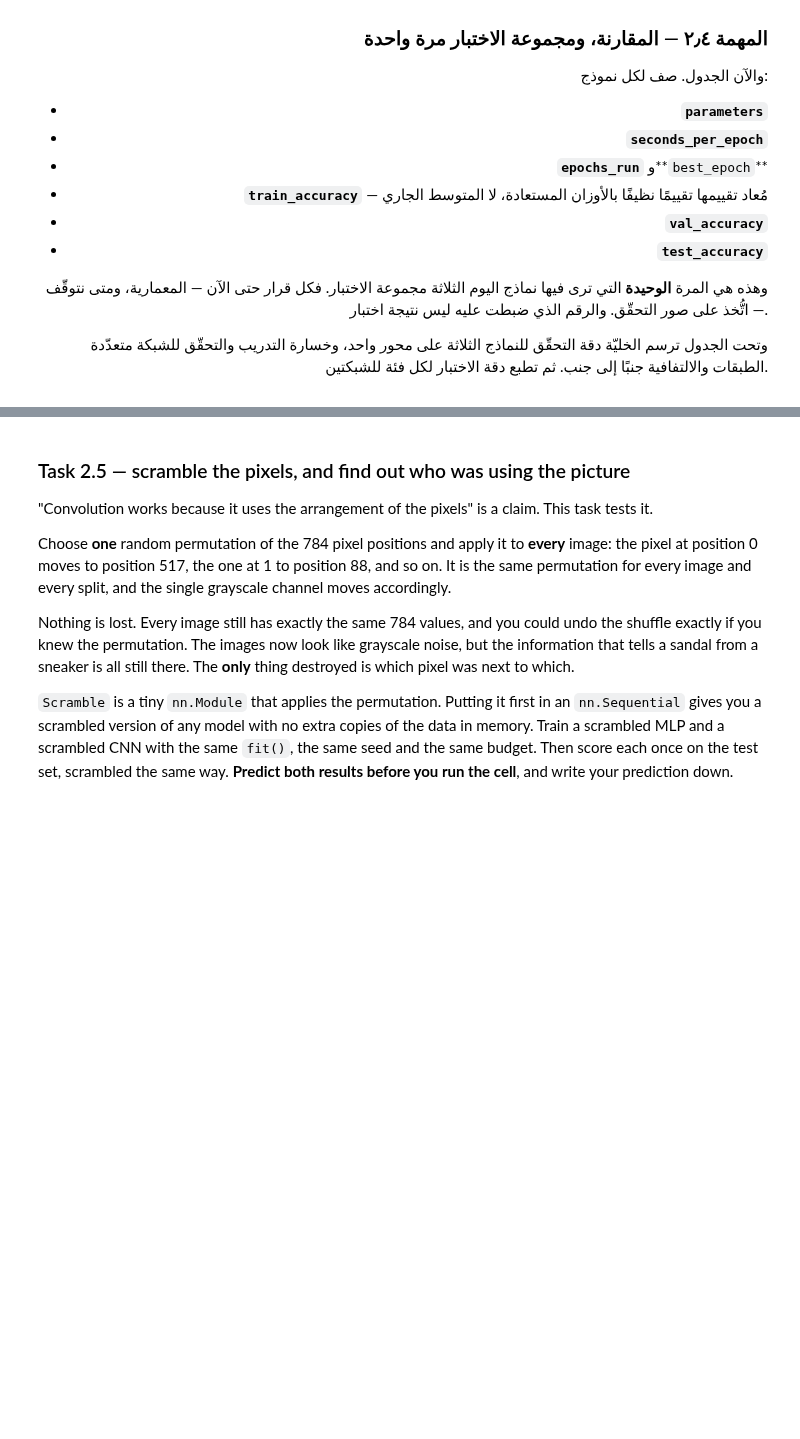
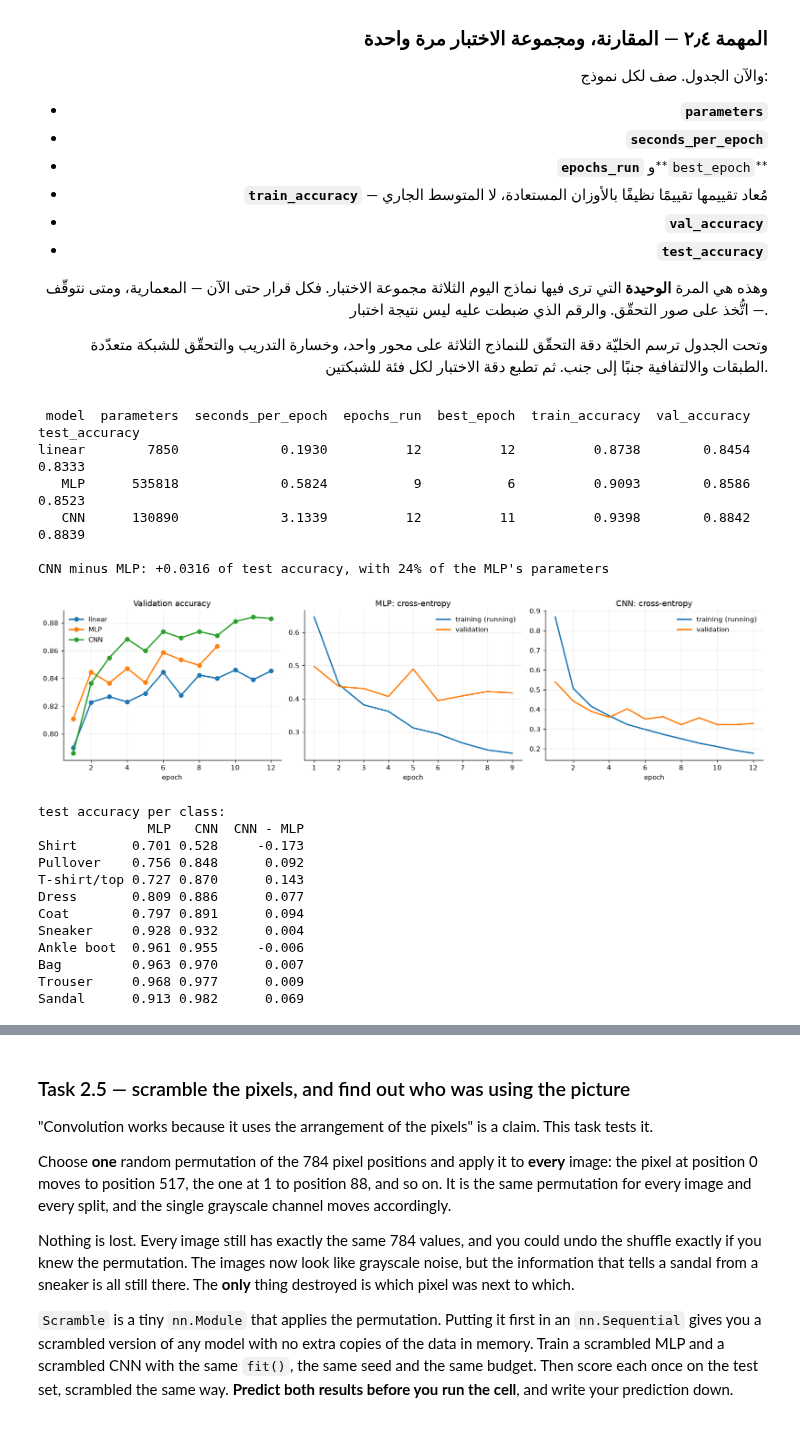
Before and after one commit to 507ahmed507-afk/AIEP_Olo_student, a Jupyter notebook: week_3_neural_networks/labs/D5_linear_vs_conv/D5_linear_vs_conv_blank.ipynb, the cells around one changed output, grey strips where cells are left out. Drawn from its saved outputs; the diff is of its cells as text; code cells hidden in the pictures; blank space fills up the shorter version.

Commit message:
Complete W3D5 linear vs convolutional lab

```diff
--- a/week_3_neural_networks/labs/D5_linear_vs_conv/D5_linear_vs_conv_blank.ipynb
+++ b/week_3_neural_networks/labs/D5_linear_vs_conv/D5_linear_vs_conv_blank.ipynb
@@ -908,8 +999,27 @@ nn.Linear(256, 10)               -> ten logits
 
 # TODO: Define the MLP: Flatten, 784 -> 512 -> 256 -> 10, ReLU between the linear layers.
 # مهمة: عرّف `MLP`: `Flatten` ثم ٧٨٤ ← ٥١٢ ← ٢٥٦ ← ١٠، و`ReLU` بين الطبقات الخطية.
+class MLP(nn.Module):
+    def __init__(self):
+        super().__init__()
+        self.net = nn.Sequential(
+            nn.Flatten(),
+            nn.Linear(784, 512),
+            nn.ReLU(),
+            nn.Linear(512, 256),
+            nn.ReLU(),
+            nn.Linear(256, 10)
+        )
+
+    def forward(self, x):
+        return self.net(x)
+
 # TODO: Seed, build the MLP, and train it with fit() — nothing else changed.
 # مهمة: ابذُر، وابنِ `MLP`، ودرّبه بـ `fit()` — بلا تغيير أي شيء آخر.
+torch.manual_seed(SEED)
+mlp = MLP()
+mlp_history = fit(mlp)
+
 print(f"MLP: {count_parameters(mlp):,} parameters, of which the first layer holds "
       f"{count_parameters(mlp.net[1]):,}")
 print(f"loss before training: {mlp_history['initial_loss'].iloc[0]:.4f}")
@@ -1030,6 +1203,9 @@ print(f"the three conv layers hold {conv_share:.0%} of them; the first nn.Linear
 
 # TODO: Seed, build a fresh SmallCNN and train it with fit(), changing nothing else.
 # مهمة: ابذُر، وابنِ `SmallCNN` جديدة، ودرّبها بـ `fit()` بلا تغيير أي شيء آخر.
+torch.manual_seed(SEED)
+cnn = SmallCNN()
+cnn_history = fit(cnn)
 print(f"loss before training: {cnn_history['initial_loss'].iloc[0]:.4f}")
 print(cnn_history[["epoch", "train_accuracy", "val_accuracy", "val_loss",
                    "seconds"]].to_string(index=False, float_format=lambda v: f"{v:.4f}"))
@@ -1096,32 +1289,75 @@ MODELS = {"linear": linear, "MLP": mlp, "CNN": cnn}
 HISTORIES = {"linear": linear_history, "MLP": mlp_history, "CNN": cnn_history}
 # TODO: Build `comparison`: one row per model, with the test set scored exactly once.
 # مهمة: ابنِ `comparison`: صف لكل نموذج، مع قياس مجموعة الاختبار مرة واحدة بالضبط.
+rows = []
+
+for name, model in MODELS.items():
+    history = HISTORIES[name]
+
+    best_idx = history["val_loss"].idxmin()
+    best_row = history.loc[best_idx]
+
+    _, train_accuracy = evaluate(model, X_train, y_train)
+    _, test_accuracy = evaluate(model, X_test, y_test)
+
+    rows.append({
+        "model": name,
+        "parameters": count_parameters(model),
+        "seconds_per_epoch": history["seconds"].mean(),
+        "epochs_run": len(history),
+        "best_epoch": int(best_row["epoch"]),
+        "train_accuracy": train_accuracy,
+        "val_accuracy": best_row["val_accuracy"],
+        "test_accuracy": test_accuracy
+    })
+
+comparison = pd.DataFrame(rows)
 print(comparison.to_string(index=False, float_format=lambda v: f"{v:.4f}"))
 test = comparison.set_index("model")["test_accuracy"]
 print(f"\nCNN minus MLP: {test['CNN'] - test['MLP']:+.4f} of test accuracy, with "
       f"{count_parameters(cnn) / count_parameters(mlp):.0%} of the MLP's parameters")
 fig, axes = plt.subplots(1, 3, figsize=(15, 4))
 for (name, history), colour in zip(HISTORIES.items(), PALETTE):
     axes[0].plot(history["epoch"], history["val_accuracy"], color=colour,
                  linewidth=2, marker="o", label=name)
 axes[0].set_title("Validation accuracy")
 axes[0].set_xlabel("epoch")
 axes[0].legend()
 for ax, name in zip(axes[1:], ["MLP", "CNN"]):
     history = HISTORIES[name]
     ax.plot(history["epoch"], history["train_loss"], color=PALETTE[0], linewidth=2,
             label="training (running)")
     ax.plot(history["epoch"], history["val_loss"], color=PALETTE[1], linewidth=2,
             label="validation")
     ax.set_title(f"{name}: cross-entropy")
     ax.set_xlabel("epoch")
     ax.legend()
 plt.tight_layout()
 plt.show()
 per_class = pd.DataFrame({name: [(predict(MODELS[name], X_test)[y_test == c] == c)
                                  .float().mean().item() for c in range(10)]
                           for name in ["MLP", "CNN"]}, index=CLASSES)
 per_class["CNN - MLP"] = per_class["CNN"] - per_class["MLP"]
 print("\ntest accuracy per class:")
 print(per_class.sort_values("CNN").to_string(float_format=lambda v: f"{v:.3f}"))
+# %% [output]
+ model  parameters  seconds_per_epoch  epochs_run  best_epoch  train_accuracy  val_accuracy  test_accuracy
+linear        7850             0.1930          12          12          0.8738        0.8454         0.8333
+   MLP      535818             0.5824           9           6          0.9093        0.8586         0.8523
+   CNN      130890             3.1339          12          11          0.9398        0.8842         0.8839
+
+CNN minus MLP: +0.0316 of test accuracy, with 24% of the MLP's parameters
+[figure, added]
+test accuracy per class:
+              MLP   CNN  CNN - MLP
+Shirt       0.701 0.528     -0.173
+Pullover    0.756 0.848      0.092
+T-shirt/top 0.727 0.870      0.143
+Dress       0.809 0.886      0.077
+Coat        0.797 0.891      0.094
+Sneaker     0.928 0.932      0.004
+Ankle boot  0.961 0.955     -0.006
+Bag         0.963 0.970      0.007
+Trouser     0.968 0.977      0.009
+Sandal      0.913 0.982      0.069
 # %% [markdown]
```
Also changed, not shown: parts of 17 cells of this notebook.
